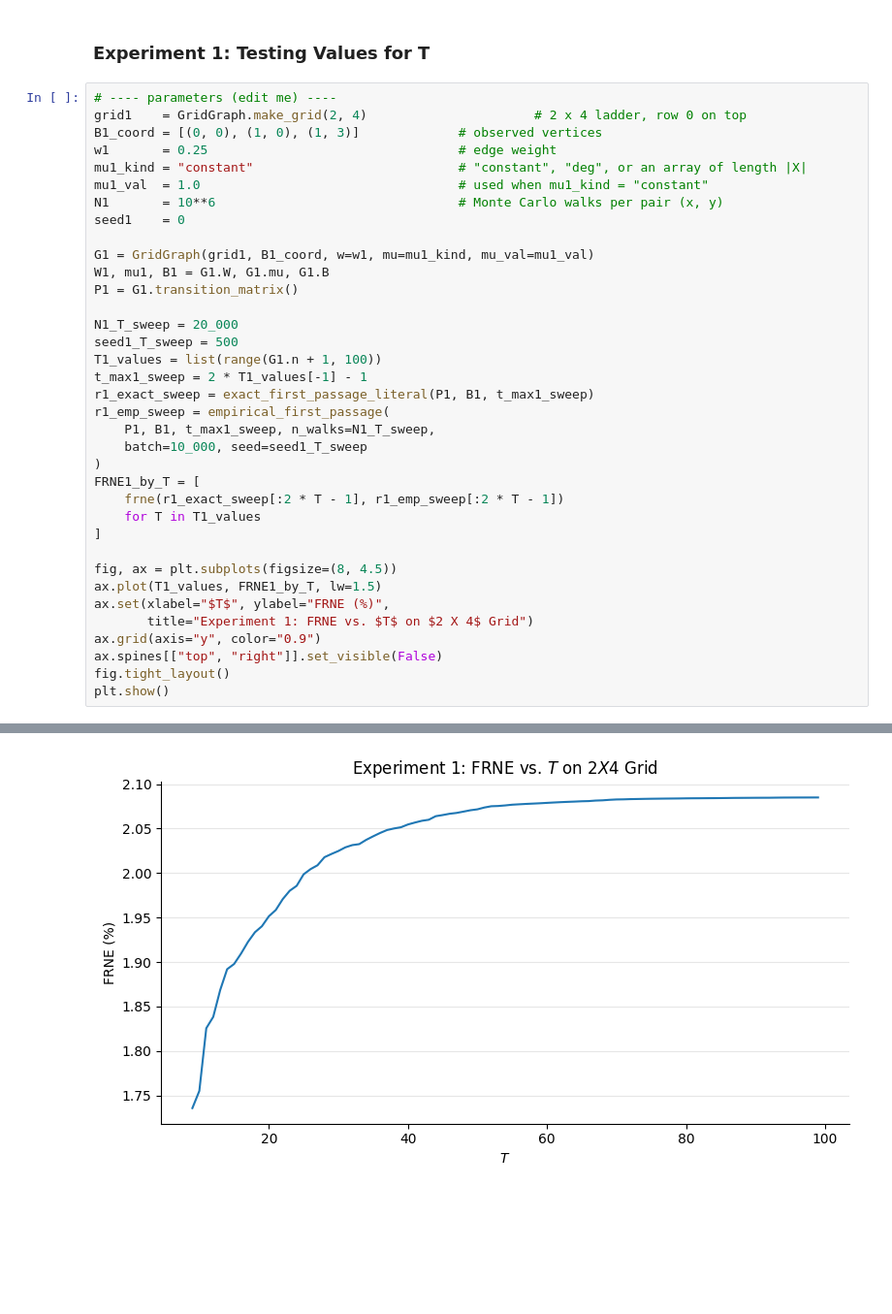
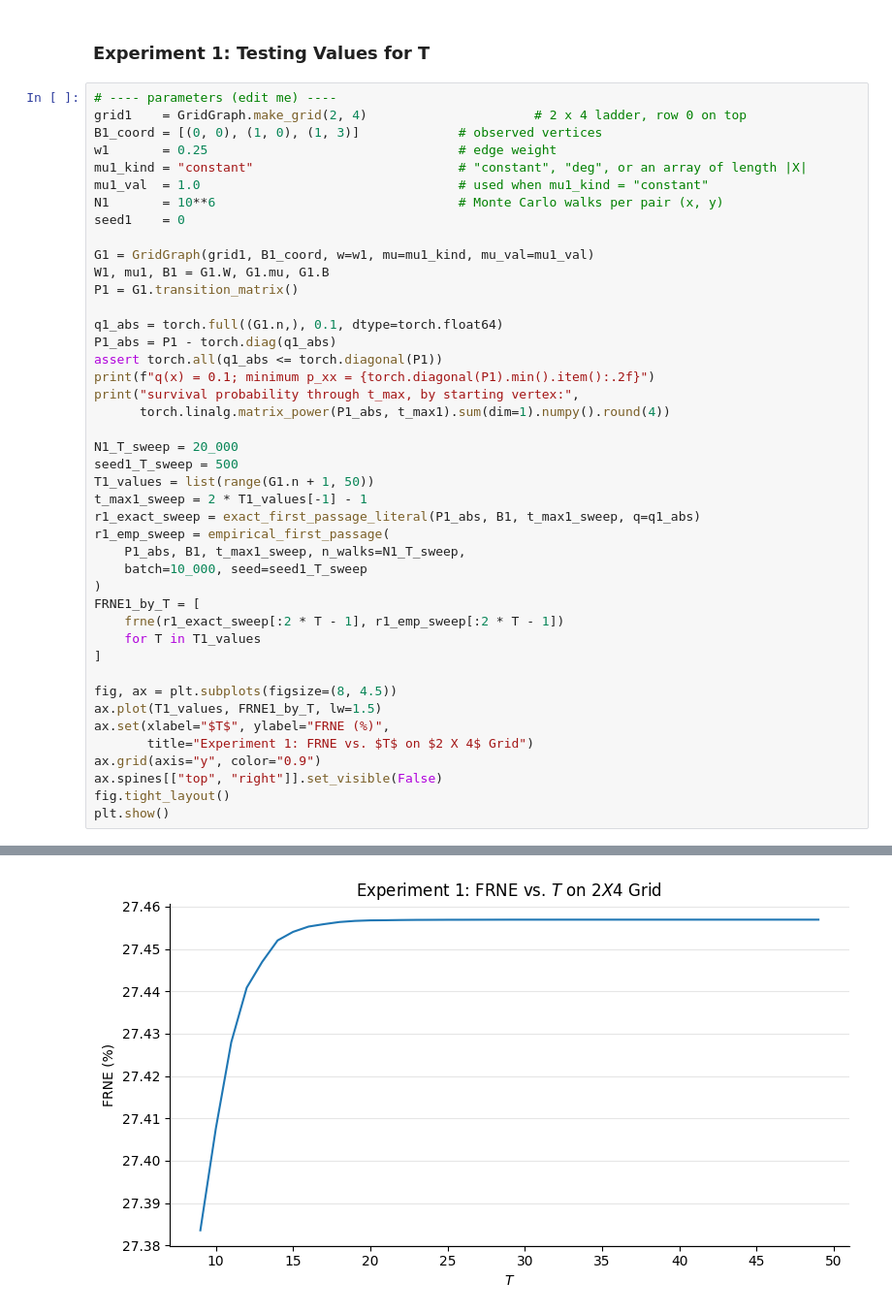
Before and after one commit to uw-math-ai/ai-inverse-lab, a Jupyter notebook: Data Simulation (Varying B, T) - Annie/Eight Vertices Experiment (Annie).ipynb, the cells around one changed output, grey strips where cells are left out. Shown at 97% size. Cells and saved outputs as stored; diff of their text form; blank space fills up the shorter version.

Commit message:
trying out some more graphs, running all cells

```diff
--- a/Data Simulation (Varying B, T) - Annie/Eight Vertices Experiment (Annie).ipynb
+++ b/Data Simulation (Varying B, T) - Annie/Eight Vertices Experiment (Annie).ipynb
@@ -217,13 +230,20 @@ G1 = GridGraph(grid1, B1_coord, w=w1, mu=mu1_kind, mu_val=mu1_val)
 W1, mu1, B1 = G1.W, G1.mu, G1.B
 P1 = G1.transition_matrix()
 
+q1_abs = torch.full((G1.n,), 0.1, dtype=torch.float64)
+P1_abs = P1 - torch.diag(q1_abs)
+assert torch.all(q1_abs <= torch.diagonal(P1))
+print(f"q(x) = 0.1; minimum p_xx = {torch.diagonal(P1).min().item():.2f}")
+print("survival probability through t_max, by starting vertex:",
+      torch.linalg.matrix_power(P1_abs, t_max1).sum(dim=1).numpy().round(4))
+
 N1_T_sweep = 20_000
 seed1_T_sweep = 500
-T1_values = list(range(G1.n + 1, 100))
+T1_values = list(range(G1.n + 1, 50))
 t_max1_sweep = 2 * T1_values[-1] - 1
-r1_exact_sweep = exact_first_passage_literal(P1, B1, t_max1_sweep)
+r1_exact_sweep = exact_first_passage_literal(P1_abs, B1, t_max1_sweep, q=q1_abs)
 r1_emp_sweep = empirical_first_passage(
-    P1, B1, t_max1_sweep, n_walks=N1_T_sweep,
+    P1_abs, B1, t_max1_sweep, n_walks=N1_T_sweep,
     batch=10_000, seed=seed1_T_sweep
 )
 FRNE1_by_T = [
@@ -243 +265 @@ plt.show()
-[figure, old version]
+[figure, new version]
```
Also changed, not shown: parts of 2 cells of this notebook, 1 other file.
